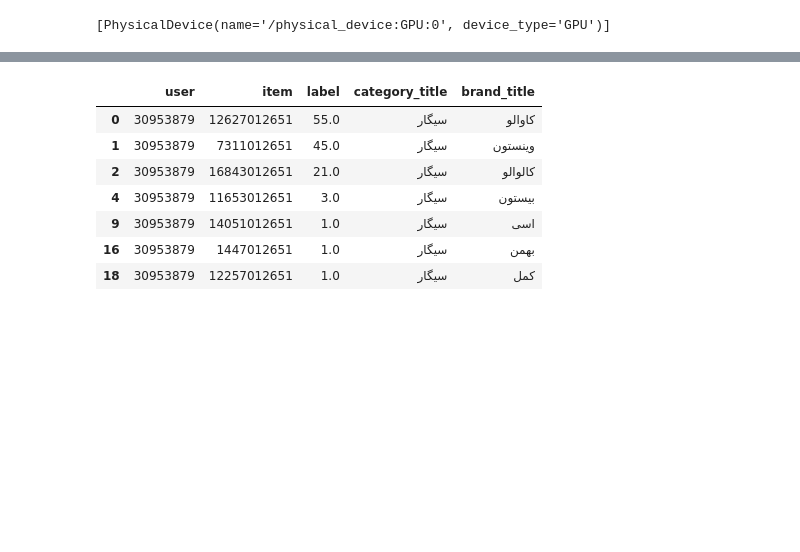
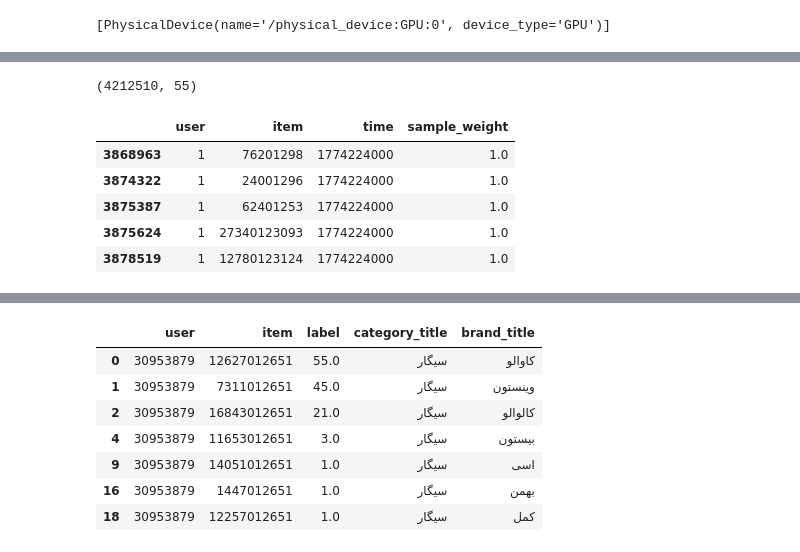
Before and after one commit to samousavizade/Recora, a Jupyter notebook: examples/recora_youtube_retrieval.ipynb, the cells around one changed output, grey strips where cells are left out. Saved outputs shown, nothing was run; the diff lists cells and outputs as text; code cells hidden in the pictures; blank space fills up the shorter version.

```diff
--- a/examples/recora_youtube_retrieval.ipynb
+++ b/examples/recora_youtube_retrieval.ipynb
@@ -335,8 +335,6 @@ inter_events features:
-# %%
-inter_events = inter_events.groupby(['user', 'item'])['order_hour'].count().rename('label').reset_index()
 # %%
 filtered_users = inter_events.groupby('user')['item'].count().reset_index()
 filtered_users = filtered_users[filtered_users['item'] > 10]
 
 filtered_items = inter_events.groupby('item')['user'].count().reset_index()
-filtered_items = filtered_items[filtered_items['user'] > 10]
+filtered_items = filtered_items[filtered_items['user'] > 100]
@@ -365,3 +372,7 @@ df['label'] = (df['label'] * (df['label'] + 1)) / 2
+# %%
+df.shape
+# %% [output]
+(4212510, 55)
 # %%
 # import pandas as pd
 #
@@ -480,3 +495,28 @@ train_data, eval_data = random_split(df, shuffle=True, test_size=0.05)
+# %%
+# Weight recent repeat interactions higher during training.
+def add_frequency_recency_sample_weight(frame, user_col="user", item_col="item", time_col="time"):
+	weighted = frame.copy()
+
+	pair_frequency = weighted.groupby([user_col, item_col])[item_col].transform("size").astype(np.float32)
+	user_first_time = weighted.groupby(user_col)[time_col].transform("min")
+	user_last_time = weighted.groupby(user_col)[time_col].transform("max")
+	user_time_span = (user_last_time - user_first_time).replace(0, 1).astype(np.float32)
+	recency_score = (1.0 + (weighted[time_col] - user_first_time) / user_time_span).astype(np.float32)
+
+	weighted["sample_weight"] = (pair_frequency * recency_score).astype(np.float32)
+	return weighted
+
+
+train_data = add_frequency_recency_sample_weight(train_data)
+# `sample_weight` is training-only; eval data stays unchanged.
+train_data[["user", "item", "time", "sample_weight"]].head()
+# %% [output]
+|  | user | item | time | sample_weight |
+| 3868963 | 1 | 76201298 | 1774224000 | 1.0 |
+| 3874322 | 1 | 24001296 | 1774224000 | 1.0 |
+| 3875387 | 1 | 62401253 | 1774224000 | 1.0 |
+| 3875624 | 1 | 27340123093 | 1774224000 | 1.0 |
+| 3878519 | 1 | 12780123124 | 1774224000 | 1.0 |
 # %%
 train_set, data_info = DatasetFeat.build_trainset(
 	train_data=train_data,
```
Also changed, not shown: parts of 13 cells of this notebook, 17 other files.
